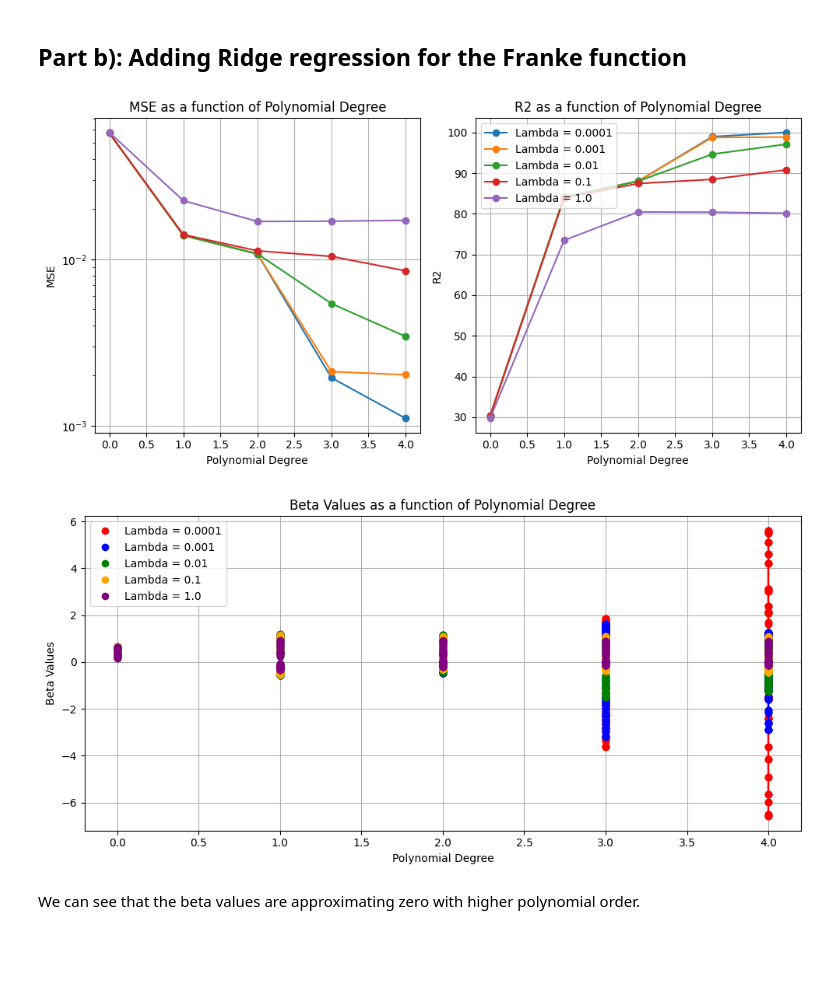
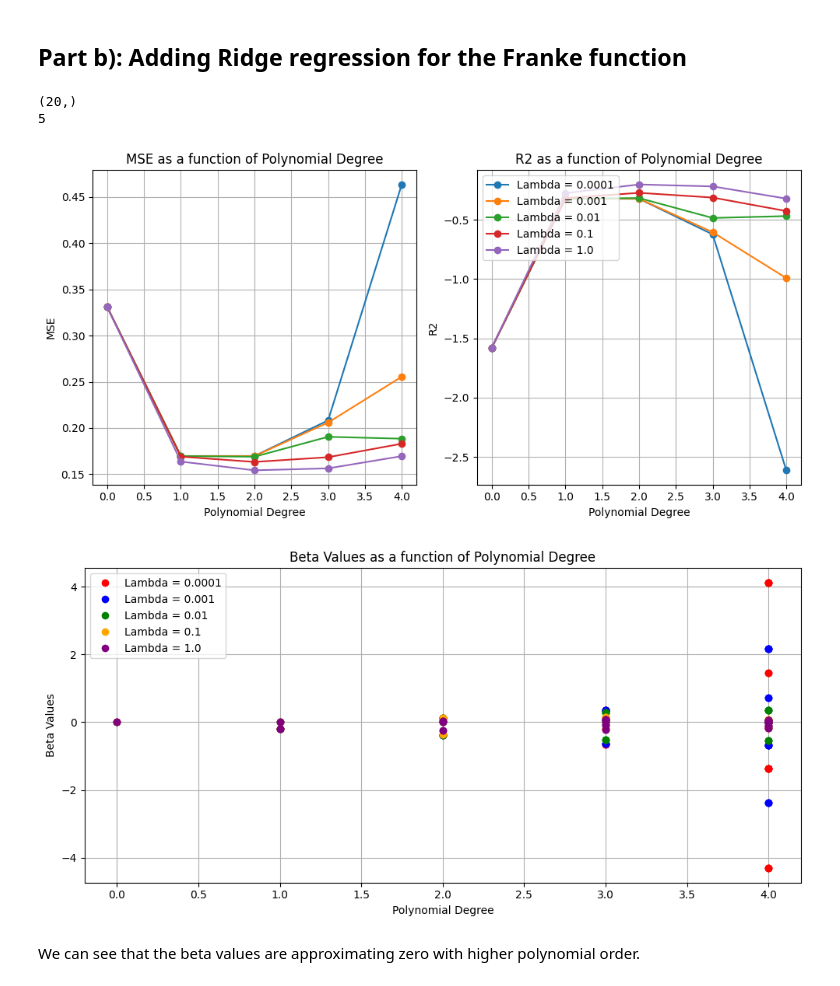
Before and after one commit to irisbore/FYS-STK4155_project1, a Jupyter notebook: Tasks/Part b).ipynb, the cells around one changed output. Saved outputs shown, nothing was run; the diff lists cells and outputs as text; code cells hidden in the pictures; blank space fills up the shorter version.

Commit message:
Implementing Train test split and scaling for a) and b)

```diff
--- a/Tasks/Part b).ipynb
+++ b/Tasks/Part b).ipynb
@@ -14,14 +16,21 @@ np.random.seed(2024)
 
 x = np.arange(0, 1, 0.05)
 y = np.arange(0, 1, 0.05)
-xv, yv = np.meshgrid(x, y)
-z = FrankeFunction(xv, yv)
+z = f.FrankeFunction(x, y)
+
+print(z.shape)
 
 #Creating lambda values avoiding "b" x.Tin the name as it is a reserved keyword in python
 #lamda = [1, 10, 100, 1000, 10000]
-lamda = [0.0001,0.001,0.01,0.1,1.0]
+lamda = np.array([0.0001,0.001,0.01,0.1,1.0])
+print(np.size(lamda))
+
+# Polynomial degrees
+degrees = np.arange(0, 5)
+# %% [output]
+(20,)
+5
 # %%
-
 
 beta_Ridge_values = []
 mse_Ridge_scores = []
@@ -29,8 +38,6 @@ r2_Ridge_scores = []
 
 # Looping through each lambda
 for i in range(np.size(lamda)):
-    # Polynomial degrees
-    degrees = np.arange(0, 5)
 
     # Appending lists to store scores and parameters
     beta_Ridge_values.append([])
@@ -41,40 +48,55 @@ for i in range(np.size(lamda)):
     # Looping through each degree
     for degree in degrees:
         # Creating design matrix
-        X = create_design_matrix(x, y, degree)
-        I = np.eye(X.shape[1])
-        betaRidge =  np.linalg.inv(X.T @ X + I*lamda[i]) @ X.T @ z
+        X = f.create_design_matrix(x, y, degree)
+        #X = np.identity(X.shape[0])
+
+
+        # Split the data into training and test data
+        X_train, X_test, z_train, z_test = train_test_split(X, z, test_size=0.2, random_state=42)
+
+        # Scale and center the data
+        scaler = StandardScaler()
+        X_train = scaler.fit_transform(X_train)
+        X_test = scaler.transform(X_test)
+
+        lamda_i = lamda[i]
+
+        betaRidge = f.beta_ridge(X_train, z_train, lamda_i)
+
+        ztilde = f.z_predict(X_test, betaRidge)
+        mse = f.mse(z_test, ztilde)
+        r2 = f.r2(z_test, ztilde)
+
         beta_Ridge_values[i].append(betaRidge)
-        mse_Ridge_scores[i].append(np.mean((z - X @ betaRidge)**2))
-        r2_Ridge_scores[i].append(1 - (np.sum((z - X @ betaRidge)**2) / np.sum((z - np.mean(z))**2)))
+        mse_Ridge_scores[i].append(mse)
+        r2_Ridge_scores[i].append(r2)
 # %%
 # Plotting MSE and R2 scores
 plt.figure(figsize=(10, 5))
 plt.subplot(1, 2, 1)
 plt.xlabel('Polynomial Degree')
 plt.ylabel('MSE')
 plt.title('MSE as a function of Polynomial Degree')
 plt.grid()
 
 plt.subplot(1, 2, 2)
 plt.xlabel('Polynomial Degree')
 plt.ylabel('R2')
 plt.title('R2 as a function of Polynomial Degree')
 plt.grid()
 
-r2_Ridge_scores = (np.array(r2_Ridge_scores)/np.max(r2_Ridge_scores))*100
-
 for j in range(np.size(lamda)):
     plt.subplot(1, 2, 1)
-    plt.semilogy(degrees, mse_Ridge_scores[j], marker='o', label=f'Lambda = {lamda[j]}')
+    plt.plot(degrees, (mse_Ridge_scores[j]), marker='o', label=f'Lambda = {lamda[j]}')
     plt.subplot(1, 2, 2)
     plt.plot(degrees, r2_Ridge_scores[j], marker='o', label=f'Lambda = {lamda[j]}')
 
 plt.tight_layout()
 plt.legend(loc='upper left')
 plt.show()
 # %% [output]
-[figure, old version]
+[figure, new version]
 # %%
 # Plotting beta values
 plt.figure(figsize=(10, 5))
@@ -96,6 +118,6 @@ plt.tight_layout()
 plt.legend(handles=[plt.Line2D([0], [0], marker='o', color='w', label=f'Lambda = {lamda[i]}', markerfacecolor=colors[i], markersize=8) for i in range(len(lamda))])
 plt.show()
 # %% [output]
-[figure, old version]
+[figure, new version]
 # %% [markdown]
 We can see that the beta values are approximating zero with higher polynomial order.
```
Also changed, not shown: parts of 1 cell of this notebook, 3 other files.
